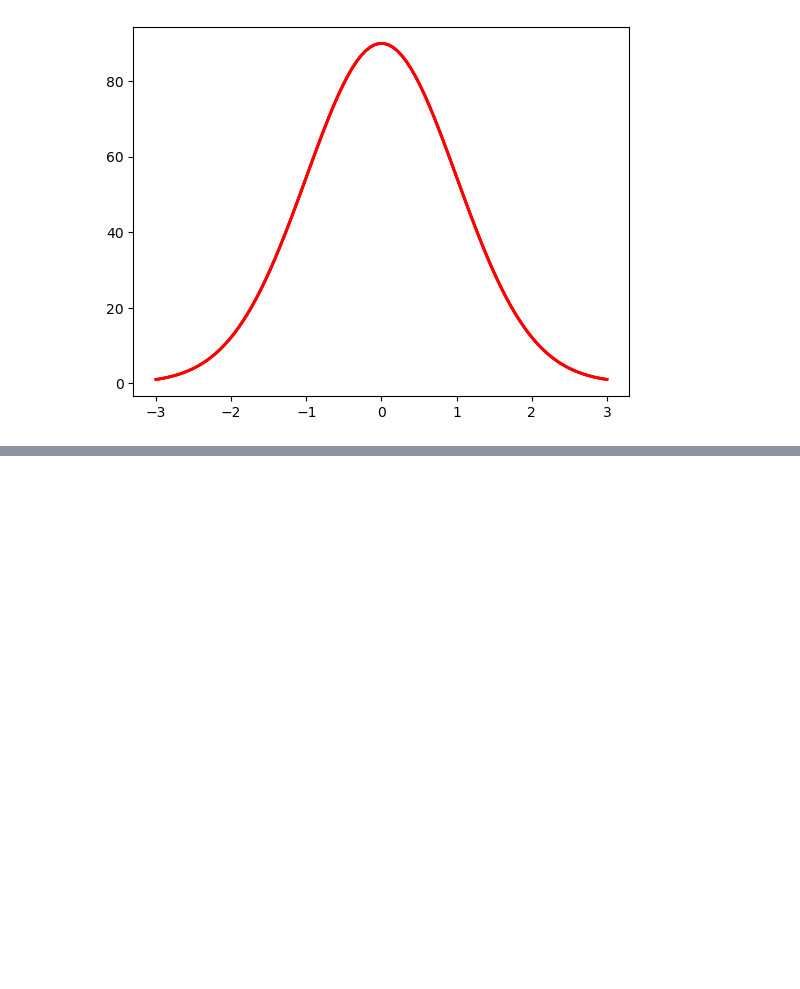
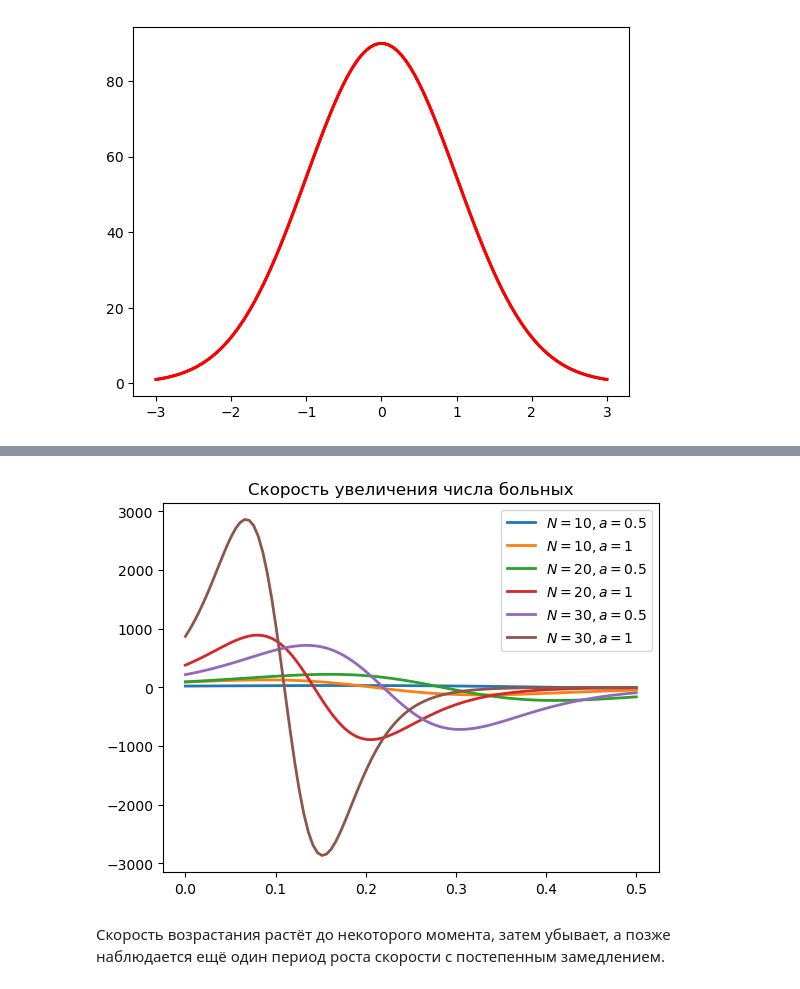
Before and after one commit to igor-novozhilov/Math_with_Python, a Jupyter notebook: 2025-05-13_Matematika_na_Python.ipynb, the cells around one changed output, grey strips where cells are left out. Drawn from its saved outputs; the diff is of its cells as text; code cells hidden in the pictures; blank space fills up the shorter version.

```diff
--- a/2025-05-13_Matematika_na_Python.ipynb
+++ b/2025-05-13_Matematika_na_Python.ipynb
@@ -1532,0 +1594,16 @@ plt.show()
+# %%
+'Графики кривых'
+t = np.linspace(0, 0.5, 100)
+
+for param in [[10, 0.5], [10, 1], [20, 0.5], [20, 1], [30, 0.5], [30, 1]]:
+    N = param[0]
+    a = param[1]
+    Xprim = a**2 * N*(N+1)**3 * (N - np.exp((N + 1)*a*t)) * np.exp((N + 1)*a*t) / (N + np.exp((N + 1)*a*t))**3
+    plt.plot(t, Xprim, linewidth = 2, label = "$N=%s, a=%s$" % (N, a))
+plt.legend()
+plt.title("Скорость увеличения числа больных")
+plt.show()
+# %% [output]
+[figure, added]
+# %% [markdown]
+Скорость возрастания растёт до некоторого момента, затем убывает, а позже наблюдается ещё один период роста скорости с постепенным замедлением.
```
Also changed, not shown: parts of 8 cells of this notebook.
